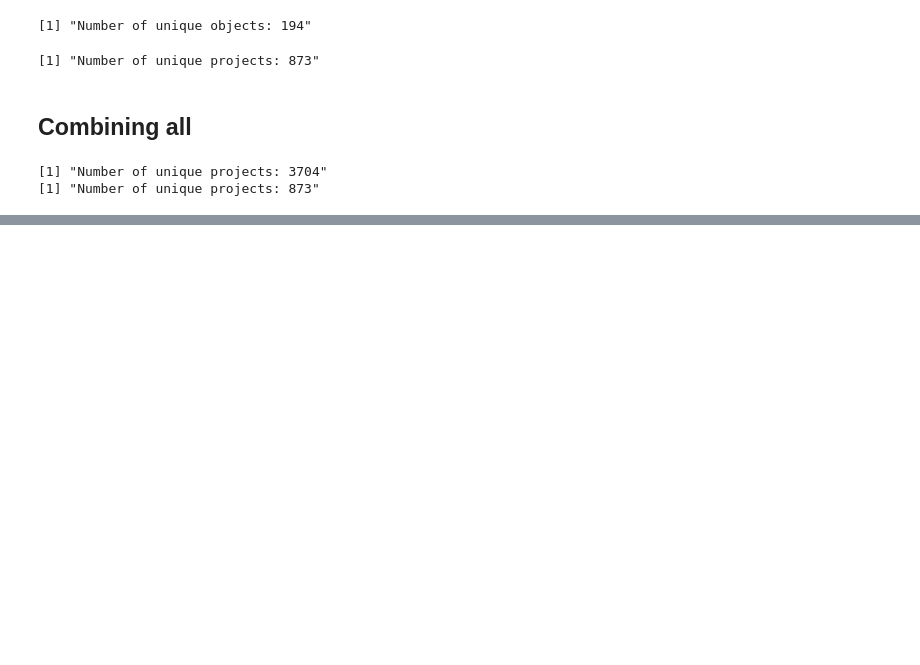
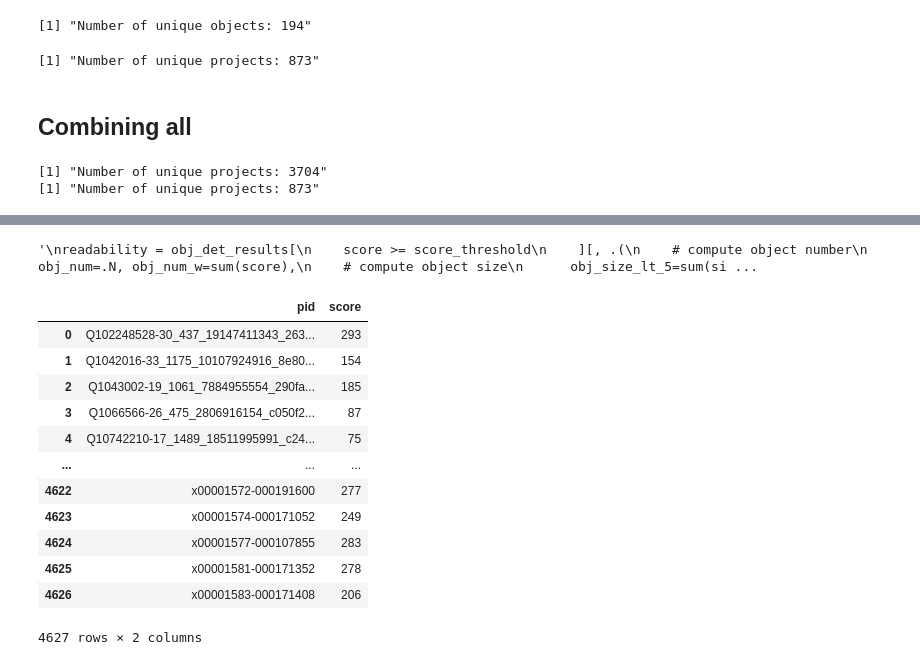
Before and after one commit to XiaomoWu/Construal, a Jupyter notebook: code/v2/data.ipynb, the cells around one changed output, grey strips where cells are left out. Saved outputs shown, nothing was run; the diff lists cells and outputs as text; code cells hidden in the pictures; blank space fills up the shorter version.

```diff
--- a/code/v2/data.ipynb
+++ b/code/v2/data.ipynb
@@ -765,0 +922,47 @@ sampled_pid.to_excel('data/v2/100-sampled-kick-images/sample_pids.xlsx')
+# %%
+import os
+import random
+import pandas as pd
+import shutil
+import torch
+
+from pathlib import Path
+from IPython.utils import io
+from pyarrow.feather import write_feather, read_feather
+from tqdm import tqdm
+
+wdir = Path('/home/yu/OneDrive/Construal/')
+os.chdir(wdir)
+
+# Run the whole cell two times, one with `score_threshold=0.1`
+# and one with `score_threshold=0.5`
+score_threshold = 0.5
+
+# read obj detection results of kickstart projects
+obj_det_results = read_feather(
+    'data/v2/v3det/on-5000-sampled-v3d-images/obj_det_results.feather'
+)
+
+import numpy as np
+np.array
+
+'''
+readability = obj_det_results[
+    score >= score_threshold
+    ][, .(
+    # compute object number
+      obj_num=.N, obj_num_w=sum(score),
+    # compute object size
+      obj_size_lt_5=sum(size_ratio<=0.05),
+      obj_size_lt_10=sum(size_ratio<=0.1),
+      obj_size_lt_20=sum(size_ratio<=0.2),
+      obj_size_lt_50=sum(size_ratio<=0.5),
+      obj_size_w_lt_5=sum((score*size_ratio)<=0.05),
+      obj_size_w_lt_10=sum((score*size_ratio)<=0.1),
+      obj_size_w_lt_20=sum((score*size_ratio)<=0.2),
+      obj_size_w_lt_50=sum((score*size_ratio)<=0.5)
+    ),
+    keyby=.(pid)]
+'''
+# %% [output]
+'\nreadability = obj_det_results[\n    score >= score_threshold\n    ][, .(\n    # compute object number\n      obj_num=.N, obj_num_w=sum(score),\n    # compute object size\n      obj_size_lt_5=sum(si ...
@@ -765,0 +971,19 @@ sampled_pid.to_excel('data/v2/100-sampled-kick-images/sample_pids.xlsx')
+# %%
+obj_det_results.loc[obj_det_results.score <= 0.1] \
+    .groupby(['pid'])['score'] \
+    .count() \
+    .reset_index()
+# %% [output]
+|  | pid | score |
+| 0 | Q102248528-30_437_19147411343_263... | 293 |
+| 1 | Q1042016-33_1175_10107924916_8e80... | 154 |
+| 2 | Q1043002-19_1061_7884955554_290fa... | 185 |
+| 3 | Q1066566-26_475_2806916154_c050f2... | 87 |
+| 4 | Q10742210-17_1489_18511995991_c24... | 75 |
+| ... | ... | ... |
+| 4622 | x00001572-000191600 | 277 |
+| 4623 | x00001574-000171052 | 249 |
+| 4624 | x00001577-000107855 | 283 |
+| 4625 | x00001581-000171352 | 278 |
+| 4626 | x00001583-000171408 | 206 |
+4627 rows × 2 columns
```
Also changed, not shown: parts of 26 cells of this notebook, 15 other files.
